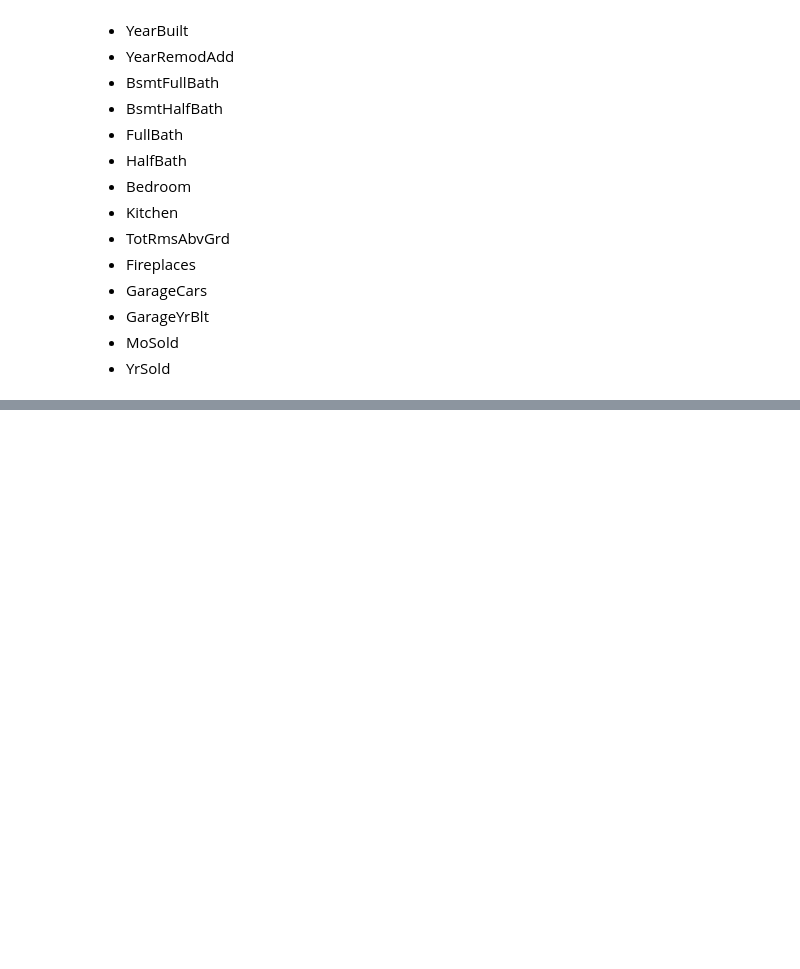
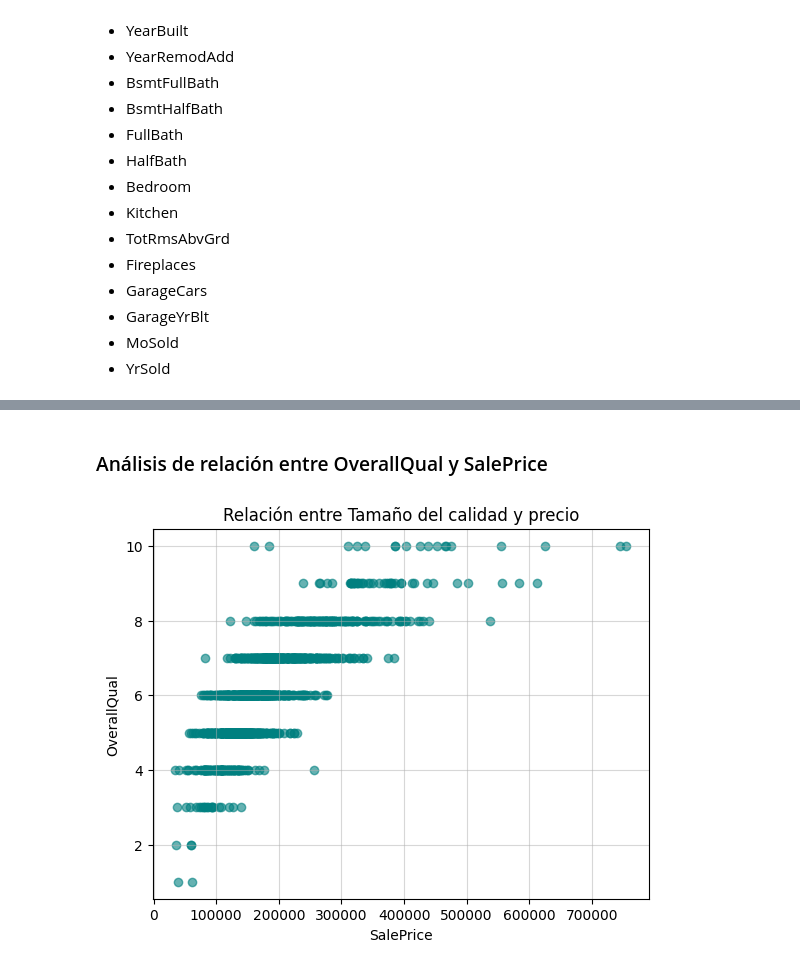
Before and after one commit to angelargd8/Proyecto2.2-MDD, a Jupyter notebook: main.ipynb, the cells around one changed output, grey strips where cells are left out. Drawn from its saved outputs; the diff is of its cells as text; code cells hidden in the pictures; blank space fills up the shorter version.

```diff
--- a/main.ipynb
+++ b/main.ipynb
@@ -1232,0 +385,11 @@ Al notar que en el modelo que no se usa normalizacion tiene un mejor rendimiento
+# %% [markdown]
+### Análisis de relación entre OverallQual y SalePrice
+# %%
+plt.scatter(df_train['SalePrice'], df_train['OverallQual'], color='teal', alpha=0.6)
+plt.title('Relación entre Tamaño del calidad y precio')
+plt.ylabel('OverallQual')
+plt.xlabel('SalePrice')
+plt.grid(alpha=0.5)
+plt.show()
+# %% [output]
+[figure, added]
```
Also changed, not shown: parts of 96 cells of this notebook, 1 other file.
